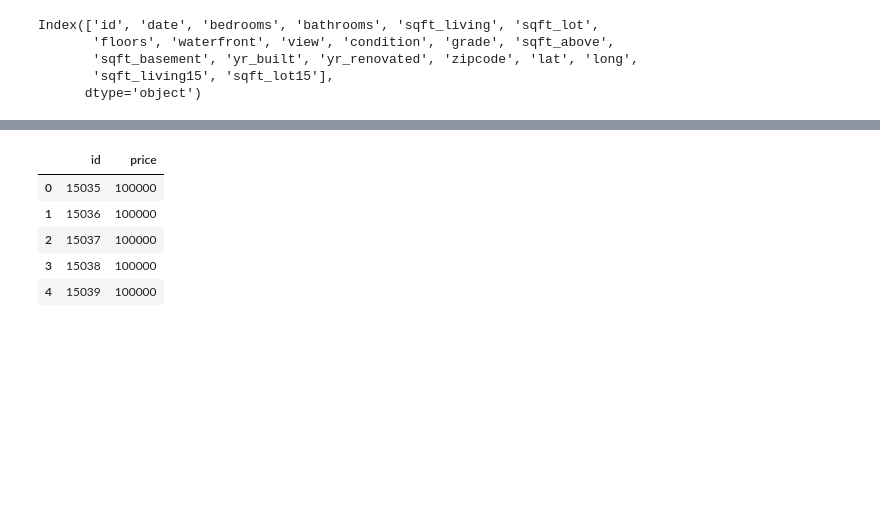
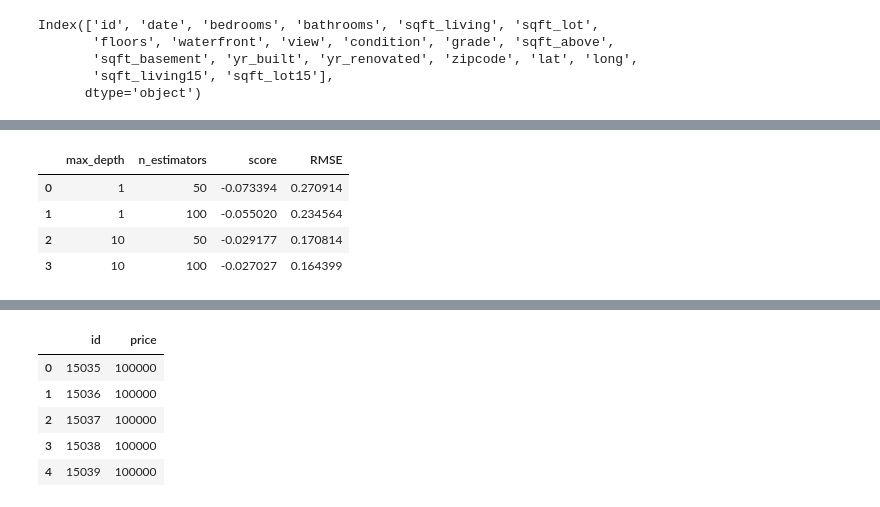
Before and after one commit to yeoooo/AI_Aiffel, a Jupyter notebook: (E9)KaggleChallenge-Drill_Yeoooo_2021_02_04.ipynb, the cells around one changed output, grey strips where cells are left out. Drawn from its saved outputs; the diff is of its cells as text; code cells hidden in the pictures; blank space fills up the shorter version.

```diff
--- a/(E9)KaggleChallenge-Drill_Yeoooo_2021_02_04.ipynb
+++ b/(E9)KaggleChallenge-Drill_Yeoooo_2021_02_04.ipynb
@@ -239,0 +259,6 @@ array([ 529966.66304912,  430726.21272617, 1361676.91242777, ...,
+# %%
+grid_model = GridSearchCV(model, param_grid=param_grid, \
+                        scoring='neg_mean_squared_error', \
+                        cv=5, verbose=1, n_jobs=5)
+
+grid_model.fit(train, y)
@@ -239,0 +293,3 @@ array([ 529966.66304912,  430726.21272617, 1361676.91242777, ...,
+# %%
+params = grid_model.cv_results_['params']
+params
@@ -239,0 +301,3 @@ array([ 529966.66304912,  430726.21272617, 1361676.91242777, ...,
+# %%
+score = grid_model.cv_results_['mean_test_score']
+score
@@ -239,0 +306,5 @@ array([ 529966.66304912,  430726.21272617, 1361676.91242777, ...,
+# %%
+results = pd.DataFrame(params)
+results['score'] = score
+
+results
@@ -239,0 +317,9 @@ array([ 529966.66304912,  430726.21272617, 1361676.91242777, ...,
+# %%
+results['RMSE'] = np.sqrt(-1 * results['score'])
+results
+# %% [output]
+|  | max_depth | n_estimators | score | RMSE |
+| 0 | 1 | 50 | -0.073394 | 0.270914 |
+| 1 | 1 | 100 | -0.055020 | 0.234564 |
+| 2 | 10 | 50 | -0.029177 | 0.170814 |
+| 3 | 10 | 100 | -0.027027 | 0.164399 |
```
Also changed, not shown: parts of 54 cells of this notebook.
